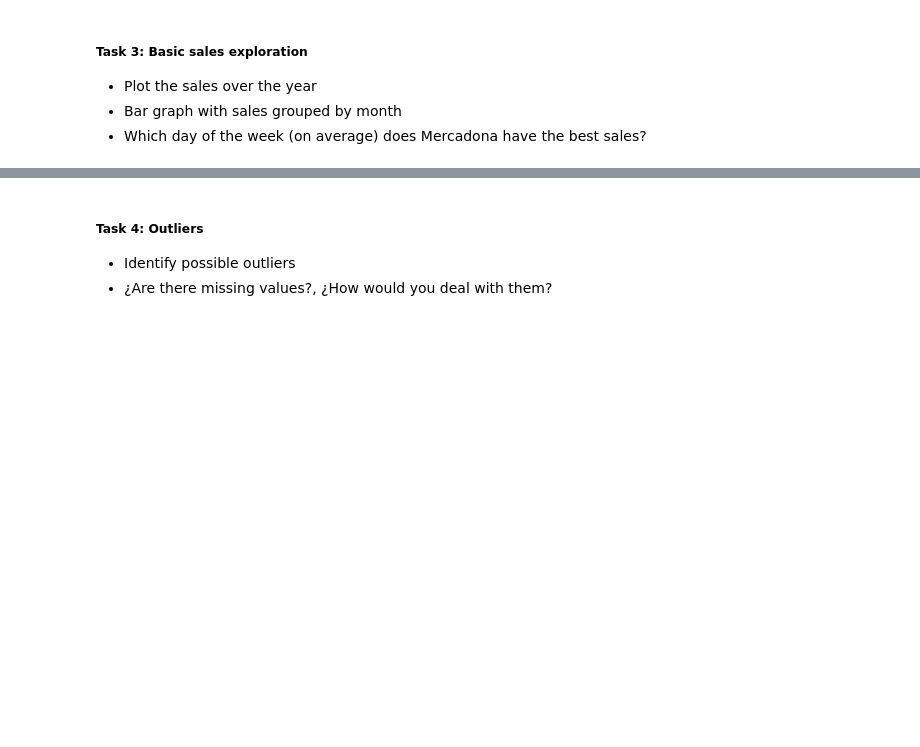
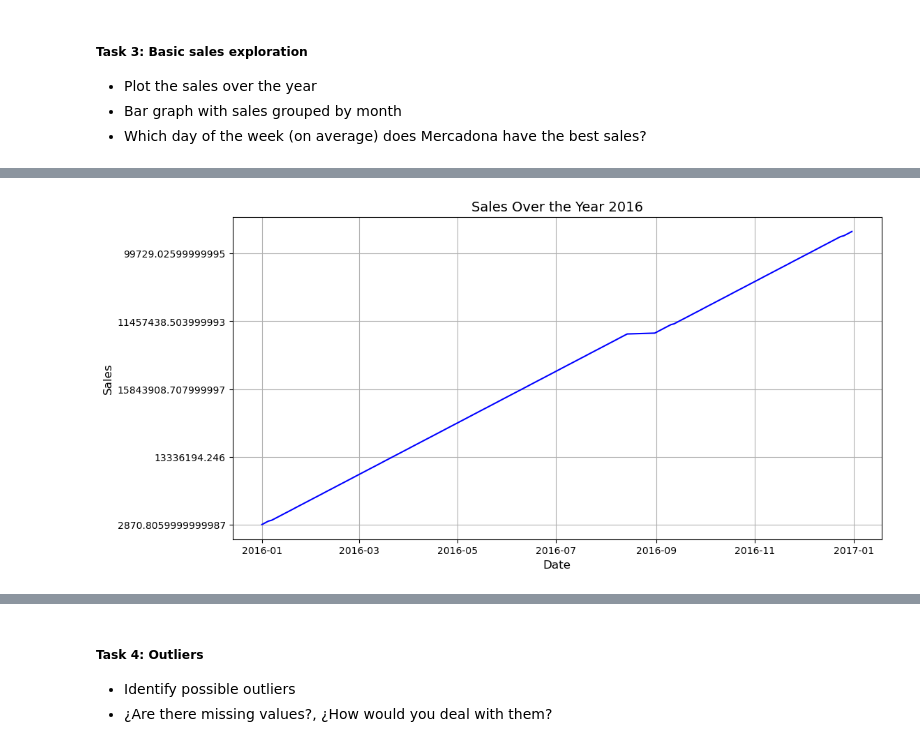
Before and after one commit to MartinezAgullo/TechChallenge_MercadonaIT, a Jupyter notebook: notebooks/1-data-preparation.ipynb, the cells around one changed output, grey strips where cells are left out. Saved outputs shown, nothing was run; the diff lists cells and outputs as text; code cells hidden in the pictures; blank space fills up the shorter version.

```diff
--- a/notebooks/1-data-preparation.ipynb
+++ b/notebooks/1-data-preparation.ipynb
@@ -45,0 +217,4 @@ Your main objective in this notebook is to conduct a thorough exploratory analys
+# %%
+plot_sales_by_year(sales_train_df, 2016)
+# %% [output]
+[figure, added]
```
Also changed, not shown: parts of 27 cells of this notebook.
